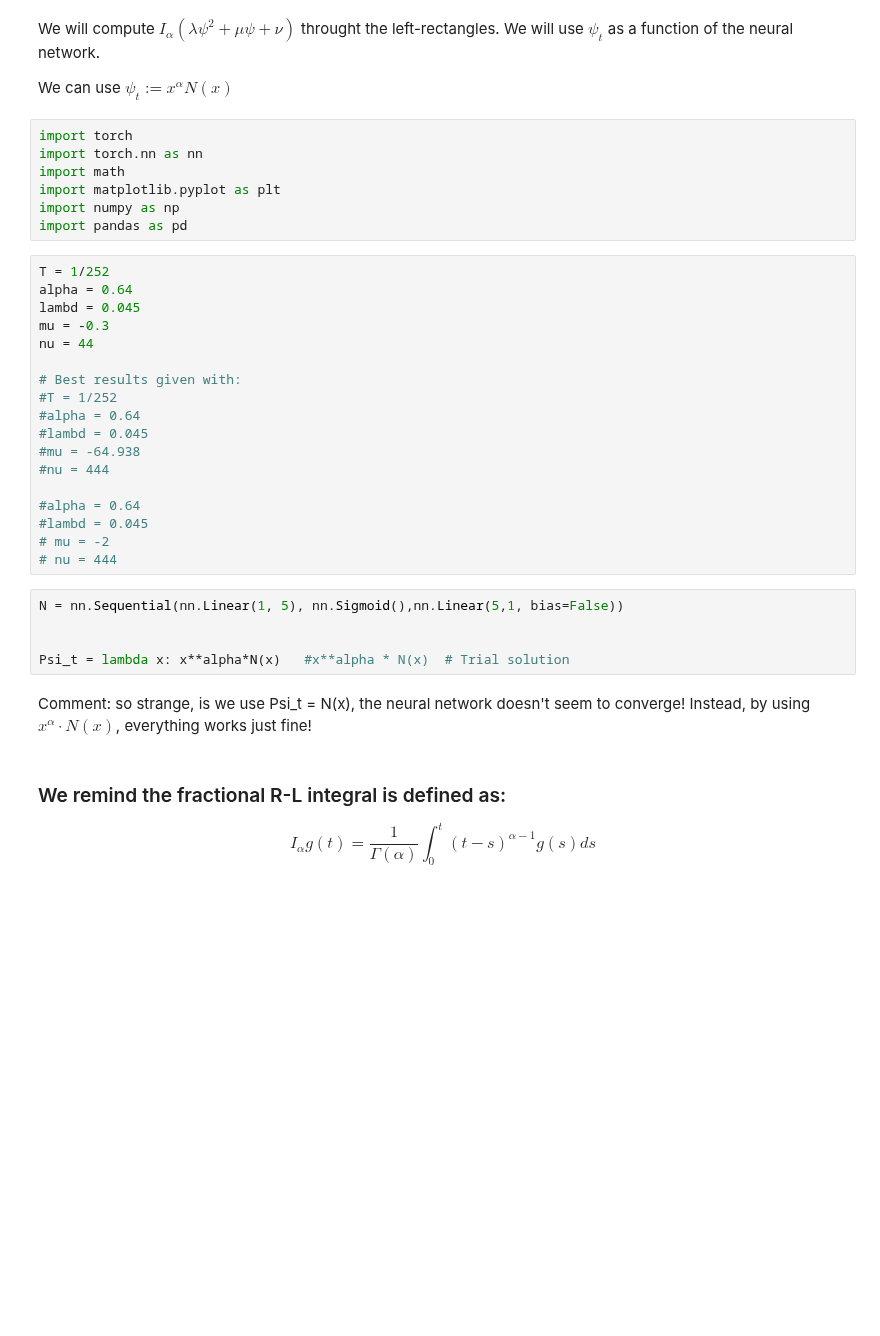
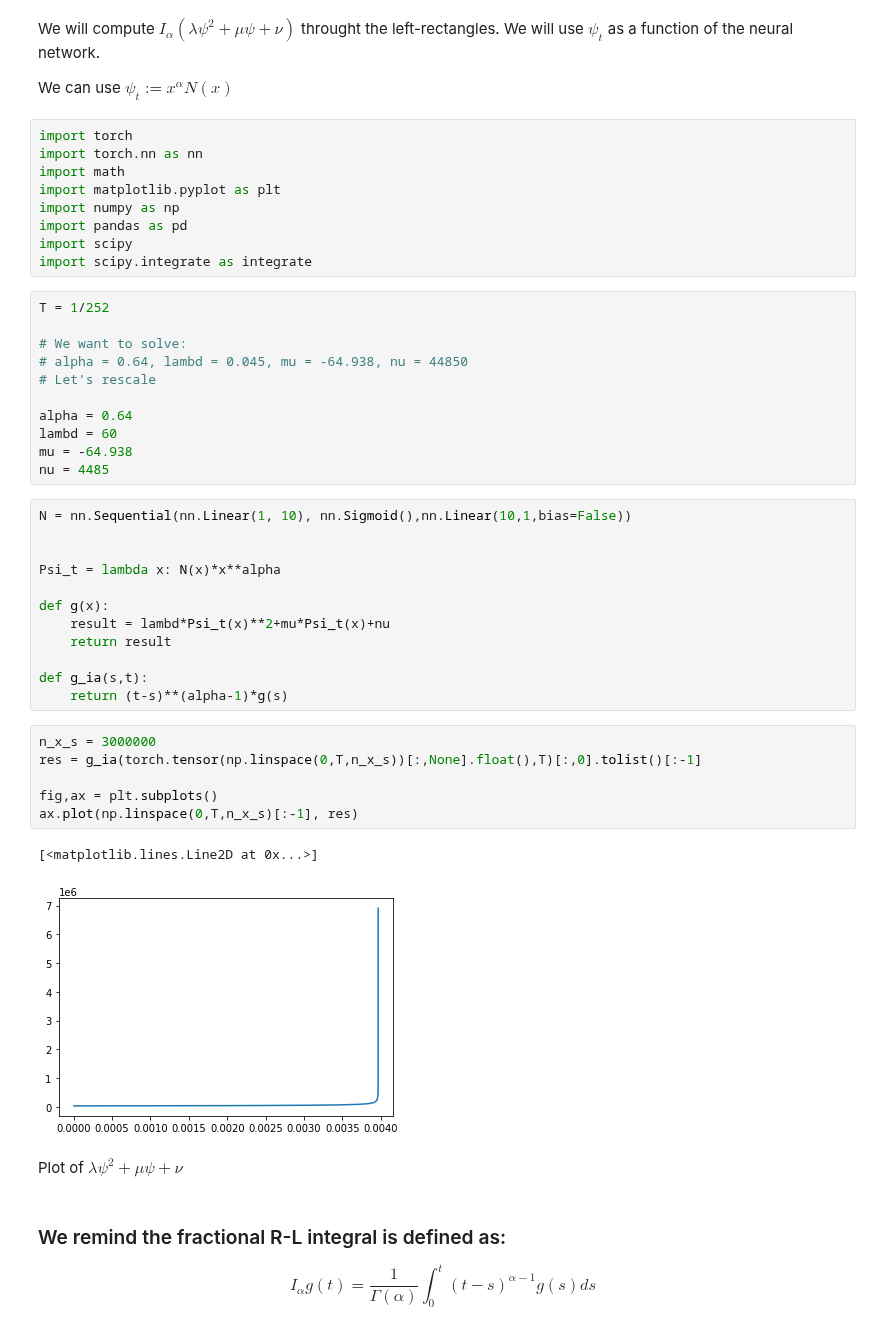
Before and after one commit to nicolahcm/code_thesis_fractional_diff_eq, a Jupyter notebook: Pytorch solving Integral riccati .ipynb, the cells around one changed output. Cells and saved outputs as stored; diff of their text form; blank space fills up the shorter version.

```diff
--- a/Pytorch solving Integral riccati .ipynb
+++ b/Pytorch solving Integral riccati .ipynb
@@ -18,31 +18,42 @@ import math
 import matplotlib.pyplot as plt
 import numpy as np
 import pandas as pd
+import scipy
+import scipy.integrate as integrate
 # %%
 T = 1/252
+
+# We want to solve:
+# alpha = 0.64, lambd = 0.045, mu = -64.938, nu = 44850
+# Let's rescale
+
 alpha = 0.64
-lambd = 0.045
-mu = -0.3
-nu = 44
-
-# Best results given with:
-#T = 1/252
-#alpha = 0.64
-#lambd = 0.045
-#mu = -64.938
-#nu = 444
-
-#alpha = 0.64
-#lambd = 0.045
-# mu = -2
-# nu = 444
+lambd = 60
+mu = -64.938
+nu = 4485
 # %%
-N = nn.Sequential(nn.Linear(1, 5), nn.Sigmoid(),nn.Linear(5,1, bias=False))
+N = nn.Sequential(nn.Linear(1, 10), nn.Sigmoid(),nn.Linear(10,1,bias=False))
 
 
-Psi_t = lambda x: x**alpha*N(x)   #x**alpha * N(x)  # Trial solution
+Psi_t = lambda x: N(x)*x**alpha
+
+def g(x):
+    result = lambd*Psi_t(x)**2+mu*Psi_t(x)+nu
+    return result
+
+def g_ia(s,t):
+    return (t-s)**(alpha-1)*g(s)
-# %% [markdown]
-Comment: so strange, is we use Psi_t = N(x), the neural network doesn't seem to converge! Instead, by using $x^\alpha \cdot N(x)$, everything works just fine!
+# %%
+n_x_s = 3000000
+res = g_ia(torch.tensor(np.linspace(0,T,n_x_s))[:,None].float(),T)[:,0].tolist()[:-1]
+
+fig,ax = plt.subplots()
+ax.plot(np.linspace(0,T,n_x_s)[:-1], res)
+# %% [output]
+[<matplotlib.lines.Line2D at 0x...>]
+[figure, added]
+# %% [markdown]
+Plot of $ \lambda \psi^2 + \mu \psi + \nu$
 # %% [markdown]
 ### We remind the fractional R-L integral is defined as:
 
```
Also changed, not shown: parts of 19 cells of this notebook, 4 other files.
